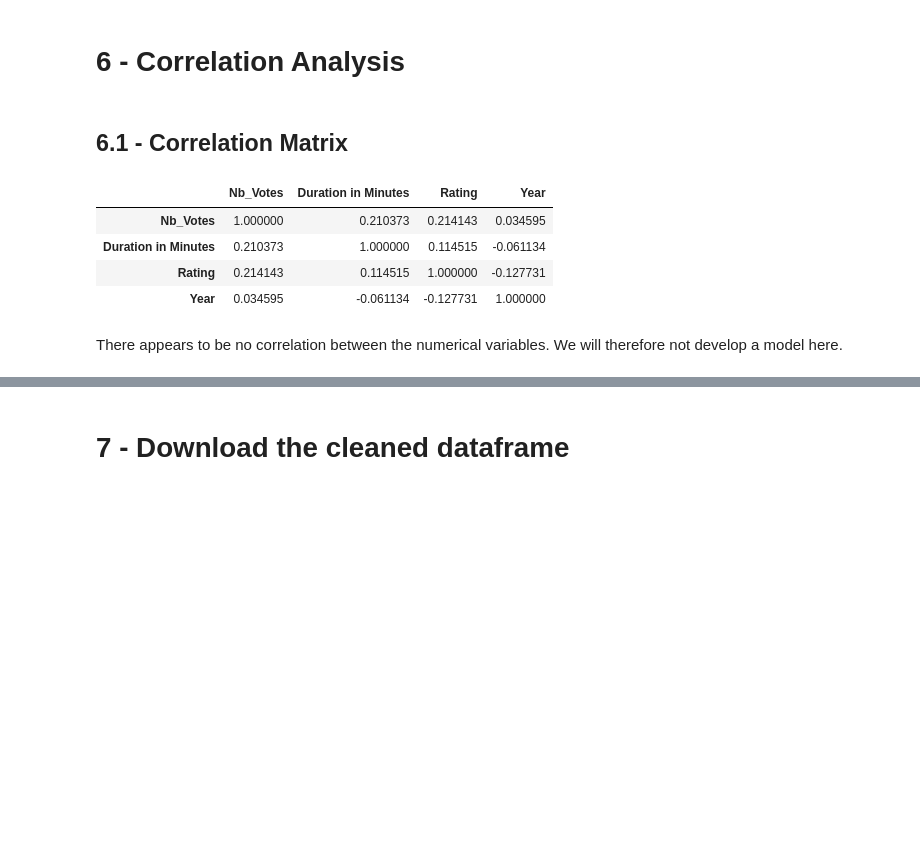
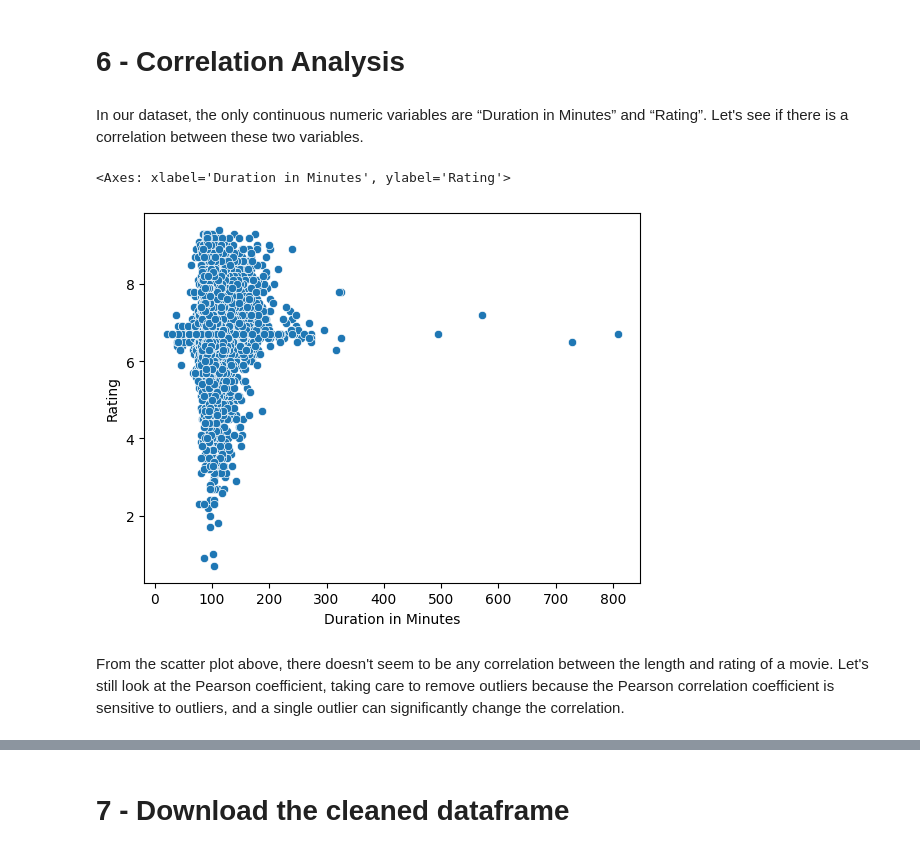
Before and after one commit to Thibaut5599/Analysis_MovieDataset, a Jupyter notebook: Movies_1910_2024.ipynb, the cells around one changed output, grey strips where cells are left out. Drawn from its saved outputs; the diff is of its cells as text; code cells hidden in the pictures; blank space fills up the shorter version.

```diff
--- a/Movies_1910_2024.ipynb
+++ b/Movies_1910_2024.ipynb
@@ -1251,22 +1287,12 @@ plt.show()
 [figure]
 # %% [markdown]
 # 6 - Correlation Analysis
-# %% [markdown]
-## 6.1 - Correlation Matrix
-# %%
-# Select only the numeric columns of the DataFrame
-df_numeric = df.select_dtypes(include=['float64', 'int64', 'int32'])
-
-# Calculate correlation matrix on numeric columns
-correlation_matrix = df_numeric.corr()
-
-# Show correlation matrix
-correlation_matrix
-# %% [output]
-|  | Nb_Votes | Duration in Minutes | Rating | Year |
-| Nb_Votes | 1.000000 | 0.210373 | 0.214143 | 0.034595 |
-| Duration in Minutes | 0.210373 | 1.000000 | 0.114515 | -0.061134 |
-| Rating | 0.214143 | 0.114515 | 1.000000 | -0.127731 |
-| Year | 0.034595 | -0.061134 | -0.127731 | 1.000000 |
-# %% [markdown]
-There appears to be no correlation between the numerical variables. We will therefore not develop a model here.
+# %% [markdown]
+In our dataset, the only continuous numeric variables are “Duration in Minutes” and “Rating”. Let's see if there is a correlation between these two variables.
+# %%
+sns.scatterplot(x="Duration in Minutes", y="Rating", data=df)
+# %% [output]
+<Axes: xlabel='Duration in Minutes', ylabel='Rating'>
+[figure, added]
+# %% [markdown]
+From the scatter plot above, there doesn't seem to be any correlation between the length and rating of a movie. Let's still look at the Pearson coefficient, taking care to remove outliers because the Pearson correlation coefficient is sensitive to outliers, and a single outlier can significantly change the correlation.
```
Also changed, not shown: parts of 32 cells of this notebook.
